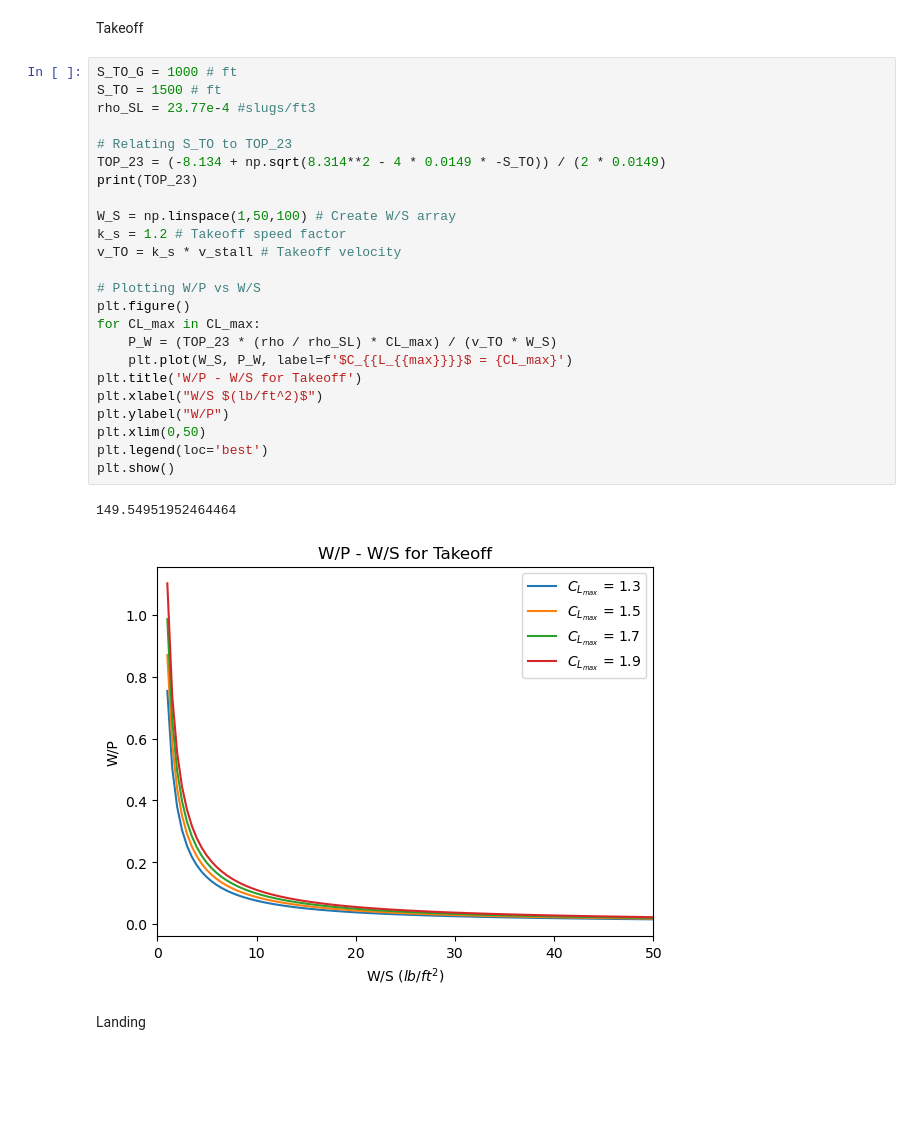
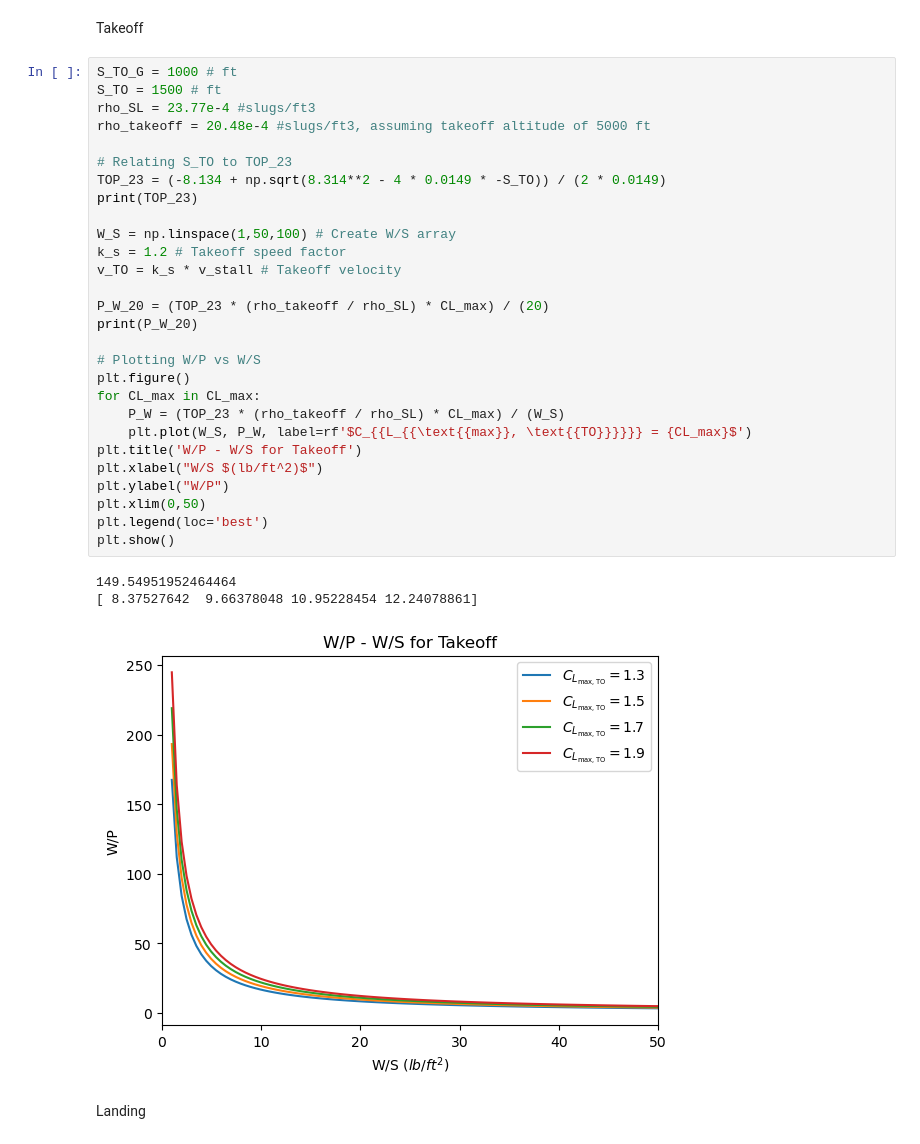
Before and after one commit to confuzionn/Demeters_Wings, a Jupyter notebook: Preliminary Sizing.ipynb, the cells around one changed output. Drawn from its saved outputs; the diff is of its cells as text; blank space fills up the shorter version.

Commit message:
Edited stall and takeoff

```diff
--- a/Preliminary Sizing.ipynb
+++ b/Preliminary Sizing.ipynb
@@ -37,30 +36,35 @@ Takeoff
 # %%
 S_TO_G = 1000 # ft
 S_TO = 1500 # ft
 rho_SL = 23.77e-4 #slugs/ft3
+rho_takeoff = 20.48e-4 #slugs/ft3, assuming takeoff altitude of 5000 ft
 
 # Relating S_TO to TOP_23
 TOP_23 = (-8.134 + np.sqrt(8.314**2 - 4 * 0.0149 * -S_TO)) / (2 * 0.0149)
 print(TOP_23)
 
 W_S = np.linspace(1,50,100) # Create W/S array
 k_s = 1.2 # Takeoff speed factor
 v_TO = k_s * v_stall # Takeoff velocity
 
+P_W_20 = (TOP_23 * (rho_takeoff / rho_SL) * CL_max) / (20)
+print(P_W_20)
+
 # Plotting W/P vs W/S
 plt.figure()
 for CL_max in CL_max:
-    P_W = (TOP_23 * (rho / rho_SL) * CL_max) / (v_TO * W_S)
-    plt.plot(W_S, P_W, label=f'$C_{{L_{{max}}}}$ = {CL_max}')
+    P_W = (TOP_23 * (rho_takeoff / rho_SL) * CL_max) / (W_S)
+    plt.plot(W_S, P_W, label=rf'$C_{{L_{{\text{{max}}, \text{{TO}}}}}} = {CL_max}$')
 plt.title('W/P - W/S for Takeoff')
 plt.xlabel("W/S $(lb/ft^2)$")
 plt.ylabel("W/P")
 plt.xlim(0,50)
 plt.legend(loc='best')
 plt.show()
 # %% [output]
 149.54951952464464
+[ 8.37527642  9.66378048 10.95228454 12.24078861]
-[figure, old version]
+[figure, new version]
 # %% [markdown]
 Landing
 # %%
```
Also changed, not shown: parts of 3 cells of this notebook, 3 other files.
